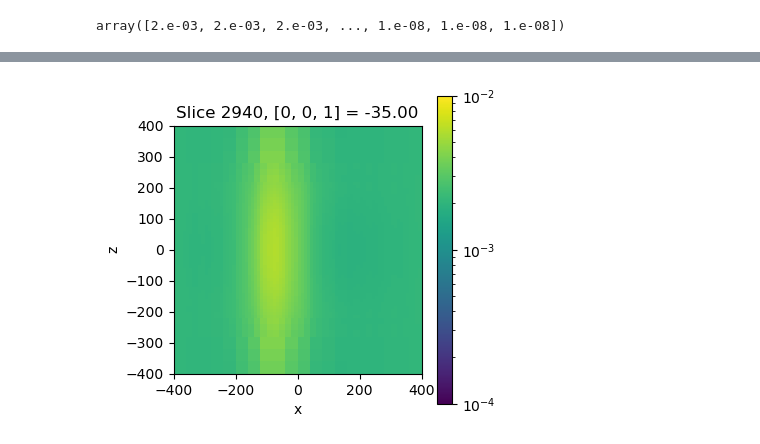
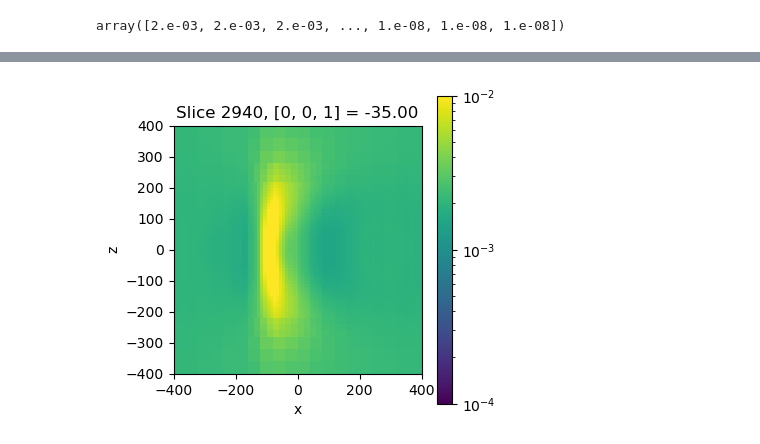
Before and after one commit to ubcgif/2025-heagy-etal-tle, a Jupyter notebook: notebooks/dipping-layer-45/create-ubc-inputs.ipynb, the cells around one changed output, grey strips where cells are left out. Drawn from its saved outputs; the diff is of its cells as text; code cells hidden in the pictures.

```diff
--- a/notebooks/dipping-layer-45/create-ubc-inputs.ipynb
+++ b/notebooks/dipping-layer-45/create-ubc-inputs.ipynb
@@ -417,7 +415,7 @@ with open("dobs.txt", "w") as f:
 # %% [markdown]
 # view inversion results
 # %%
-mrec = discretize.TreeMesh.read_model_UBC(ubc_mesh, "inv_001.con")
+mrec = discretize.TreeMesh.read_model_UBC(ubc_mesh, "inv.con")
 # %%
 mrec
 # %% [output]
@@ -453,16 +493,16 @@ for a in ax.flatten():
 # %%
 fig, ax = plt.subplots(1, 1, figsize=(4, 4))
 
 plt.colorbar(
     ubc_mesh.plot_slice(
         mrec, ax=ax, pcolor_opts={"norm":LogNorm(vmin=1e-4, vmax=1e-2)},
         normal="Z",
         # grid_opts={"color":"k","lw":0.5}
-        ind=2940
+        ind=2950
     )[0], ax=ax
 )
 ax.set_xlim(np.r_[-1, 1]*400)
 ax.set_ylim(np.r_[-1, 1]*400)
 ax.set_aspect(1)
 # %% [output]
-[figure, old version]
+[figure, new version]
```
Also changed, not shown: parts of 10 cells of this notebook, 27 other files.
